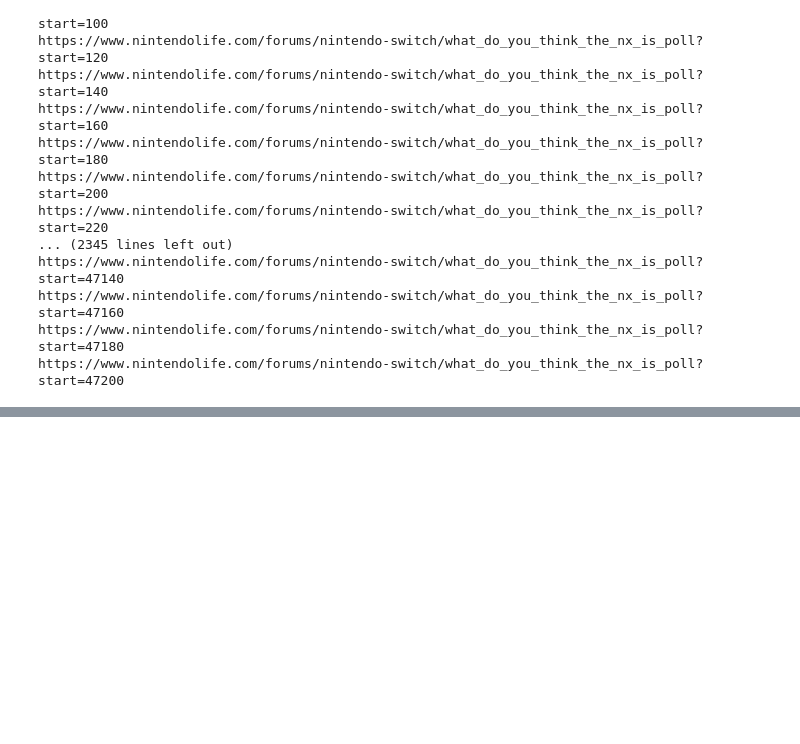
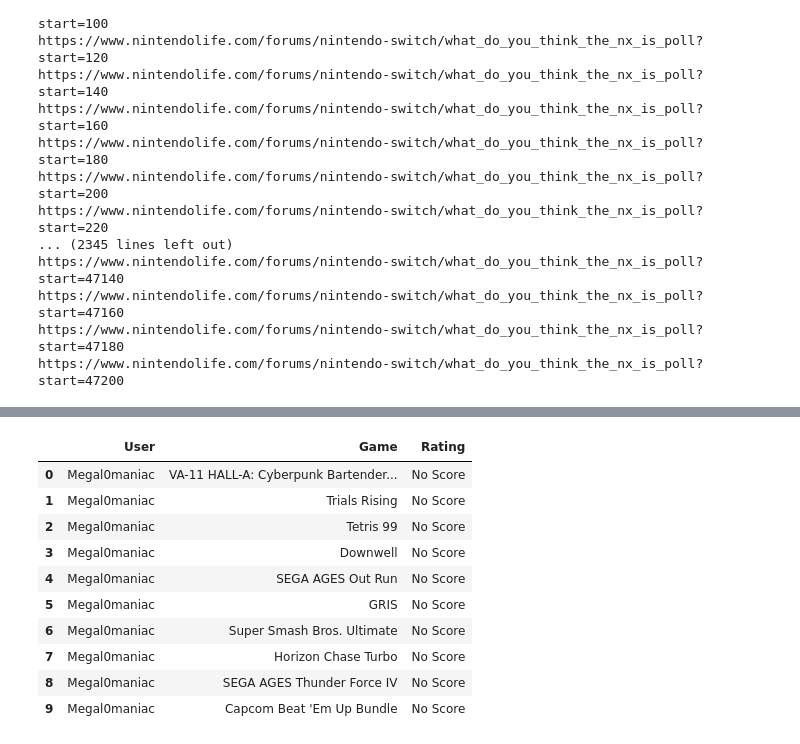
Before and after one commit to jberkowitz89/SharpestMindsProject, a Jupyter notebook: Nintendo_Project/Scraping_Link3710.ipynb, the cells around one changed output, grey strips where cells are left out. Drawn from its saved outputs; the diff is of its cells as text; code cells hidden in the pictures; blank space fills up the shorter version.

```diff
--- a/Nintendo_Project/Scraping_Link3710.ipynb
+++ b/Nintendo_Project/Scraping_Link3710.ipynb
@@ -705,0 +700,3 @@ Wall time: 1min 53s
+# %%
+max_pages_test = get_max_pages_thread("the_switch_eshop_recommendations")
+print(max_pages_test)
@@ -705,0 +711,4 @@ Wall time: 1min 53s
+# %%
+%%time
+users = get_users("the_switch_eshop_recommendations", max_pages_test)
+print(len(users))
@@ -705,0 +719,21 @@ Wall time: 1min 53s
+# %%
+combined_df = pd.DataFrame()
+# %%
+for user in users:
+    max_pages = get_max_pages(user)
+    user_games_ratings = games_ratings_to_df(user, max_pages)
+    combined_df = combined_df.append(user_games_ratings)
+# %%
+combined_df.head(10)
+# %% [output]
+|  | User | Game | Rating |
+| 0 | Megal0maniac | VA-11 HALL-A: Cyberpunk Bartender... | No Score |
+| 1 | Megal0maniac | Trials Rising | No Score |
+| 2 | Megal0maniac | Tetris 99 | No Score |
+| 3 | Megal0maniac | Downwell | No Score |
+| 4 | Megal0maniac | SEGA AGES Out Run | No Score |
+| 5 | Megal0maniac | GRIS | No Score |
+| 6 | Megal0maniac | Super Smash Bros. Ultimate | No Score |
+| 7 | Megal0maniac | Horizon Chase Turbo | No Score |
+| 8 | Megal0maniac | SEGA AGES Thunder Force IV | No Score |
+| 9 | Megal0maniac | Capcom Beat 'Em Up Bundle | No Score |
```
Also changed, not shown: parts of 19 cells of this notebook, 2 other files.
